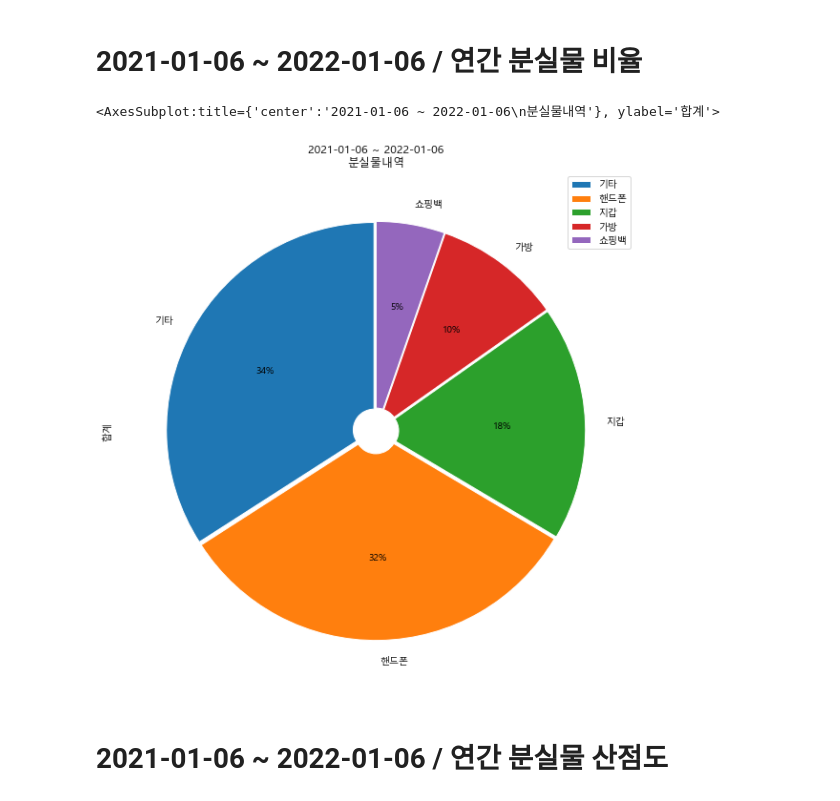
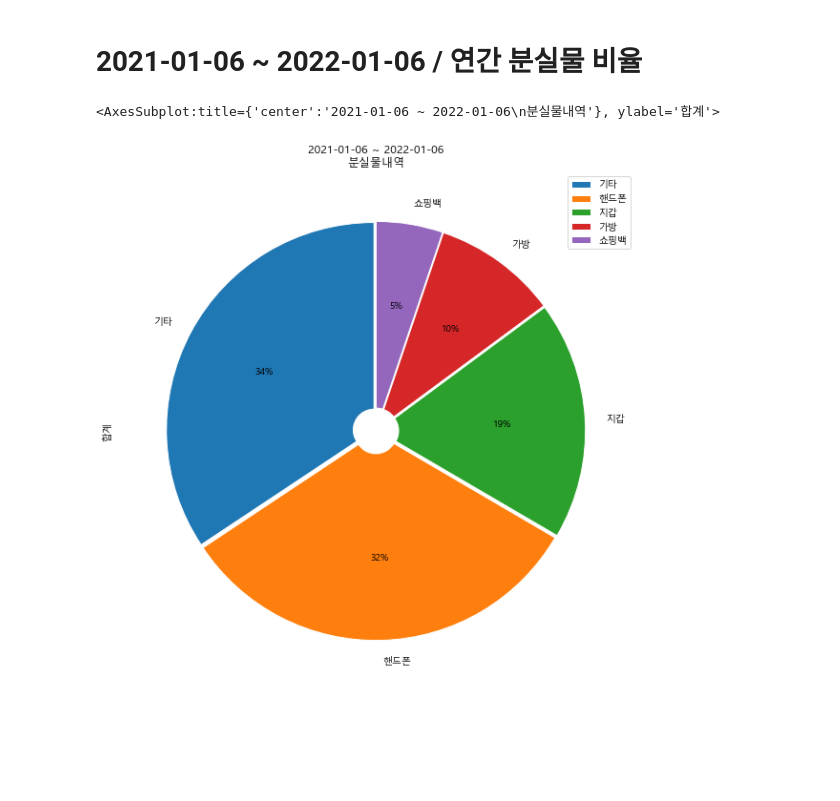
Before and after one commit to kin8089/Python, a Jupyter notebook: project.ipynb, the cells around one changed output. Drawn from its saved outputs; the diff is of its cells as text; code cells hidden in the pictures; blank space fills up the shorter version.

```diff
--- a/project.ipynb
+++ b/project.ipynb
@@ -25,19 +25,19 @@ df_a= a.reset_index()               # 정렬을 시키고 그 순서대로 번
 
 b = df_a.drop(columns=['index'])    # 기존의 순서제거
 
-years = b[b['등록일자'].between('2021-01-06','2022-01-06')]
-January= b[b['등록일자'].between('2021-01-06','2021-02-06')]
-February=  b[b['등록일자'].between('2021-02-07','2021-03-06')]
-March= b[b['등록일자'].between('2021-03-07','2021-04-06')]
-April=b[b['등록일자'].between('2021-04-07','2021-05-06')]
-May=b[b['등록일자'].between('2021-05-07','2021-06-06')]
-June=b[b['등록일자'].between('2021-06-07','2021-07-06')]
-July=b[b['등록일자'].between('2021-07-07','2021-08-06')]
-August=b[b['등록일자'].between('2021-08-07','2021-09-06')]
-September =b[b['등록일자'].between('2021-09-07','2021-10-06')]
-October =b[b['등록일자'].between('2021-10-07','2021-11-06')]
-November =b[b['등록일자'].between('2021-11-07','2021-12-06')]
-December =b[b['등록일자'].between('2021-12-07','2022-01-06')]
+years = b[b['등록일자'].between('2021-01-01','2022-01-01')]
+January= b[b['등록일자'].between('2021-01-01','2021-01-31')]
+February=  b[b['등록일자'].between('2021-02-01','2021-02-28')]
+March= b[b['등록일자'].between('2021-03-01','2021-03-31')]
+April=b[b['등록일자'].between('2021-04-01','2021-04-30')]
+May=b[b['등록일자'].between('2021-05-01','2021-05-31')]
+June=b[b['등록일자'].between('2021-06-01','2021-06-30')]
+July=b[b['등록일자'].between('2021-07-01','2021-07-31')]
+August=b[b['등록일자'].between('2021-08-01','2021-08-31')]
+September =b[b['등록일자'].between('2021-09-01','2021-09-30')]
+October =b[b['등록일자'].between('2021-10-01','2021-10-31')]
+November =b[b['등록일자'].between('2021-11-01','2021-11-30')]
+December =b[b['등록일자'].between('2021-12-01','2022-12-31')]
 
 
 # October['분실물종류'].value_counts()    # 월별 통계
@@ -148,15 +148,13 @@ years_df.plot.bar(x='1년',y='합계',color='skyblue',rot=0,figsize=(10,10),)
 # %% [markdown]
 # 2021-01-06 ~ 2022-01-06 / 연간 분실물 비율
 # %%
-#years_df.drop([5,6,7,8,9],inplace=True)
+years_df.drop([5,6,7,8,9],inplace=True)
 years_df
 
 explode = [0.01,0.01,0.01,0.01,0.01]
 wedgeprops={'width': 0.9, 'edgecolor': 'w', 'linewidth': 1}
 
 years_df.plot.pie(x='1년',y='합계',labels = years_df['1년'],autopct='%.f%%', figsize=(10,10), startangle=90, explode=explode, wedgeprops=wedgeprops,title='2021-01-06 ~ 2022-01-06\n분실물내역')
 # %% [output]
 <AxesSubplot:title={'center':'2021-01-06 ~ 2022-01-06\n분실물내역'}, ylabel='합계'>
-[figure, old version]
+[figure, new version]
-# %% [markdown]
-# 2021-01-06 ~ 2022-01-06 / 연간 분실물 산점도
```
Also changed, not shown: parts of 16 cells of this notebook.
